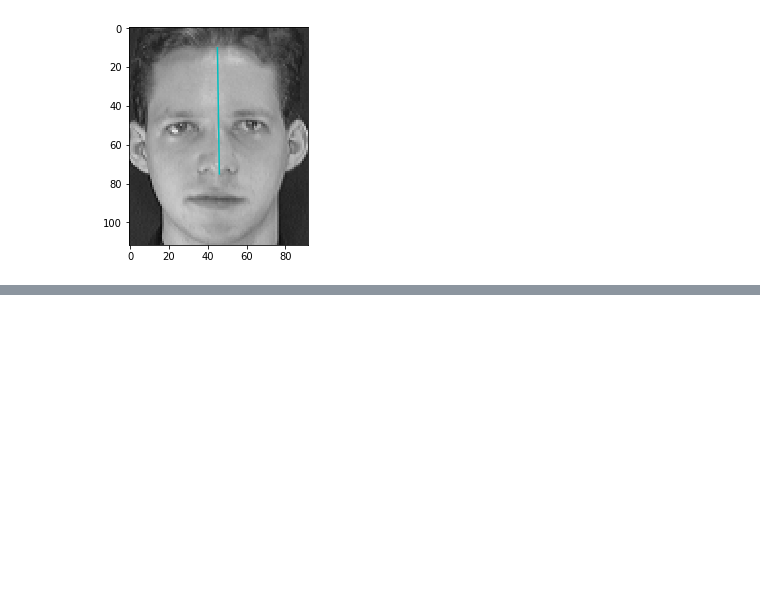
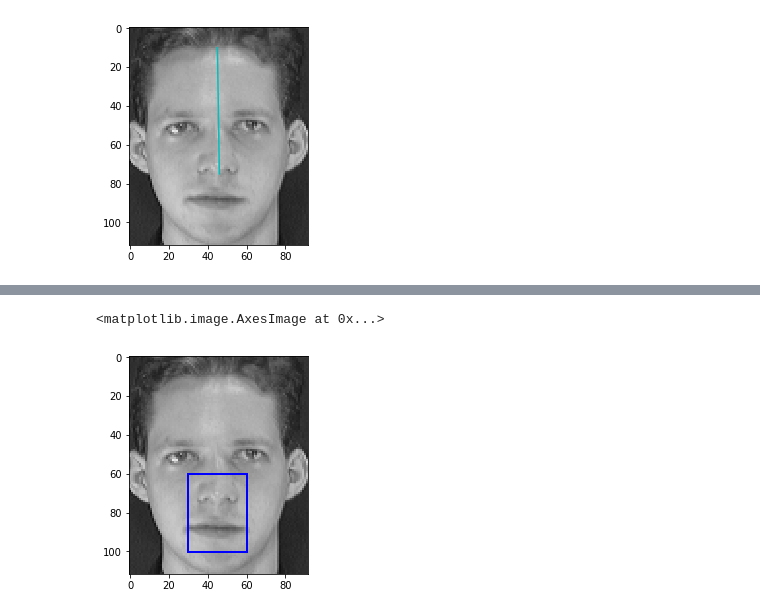
Before and after one commit to MagedSaeed/age_gender_recognition, a Jupyter notebook: preparing/Maged/OpenCV Introduction.ipynb, the cells around one changed output, grey strips where cells are left out. Saved outputs shown, nothing was run; the diff lists cells and outputs as text; code cells hidden in the pictures; blank space fills up the shorter version.

```diff
--- a/preparing/Maged/OpenCV Introduction.ipynb
+++ b/preparing/Maged/OpenCV Introduction.ipynb
@@ -158,0 +179,13 @@ plt.imshow(img)
+# %%
+# drow rectanguler
+img_blue_rect = img.copy()
+cv2.rectangle(img_blue_rect, (30, 60), (60, 100), (0,0,255), 1)
+# the first paramenter is the image,
+# the second parameter is the top right corner of the image
+# the third parameter is the bottum right corner of the image
+# the fourth parameter is the color of the rect
+# the last parameter is the thickness of the rectangular
+plt.imshow(img_blue_rect)
+# %% [output]
+<matplotlib.image.AxesImage at 0x...>
+[figure, added]
```
Also changed, not shown: parts of 10 cells of this notebook, 2 other files.
